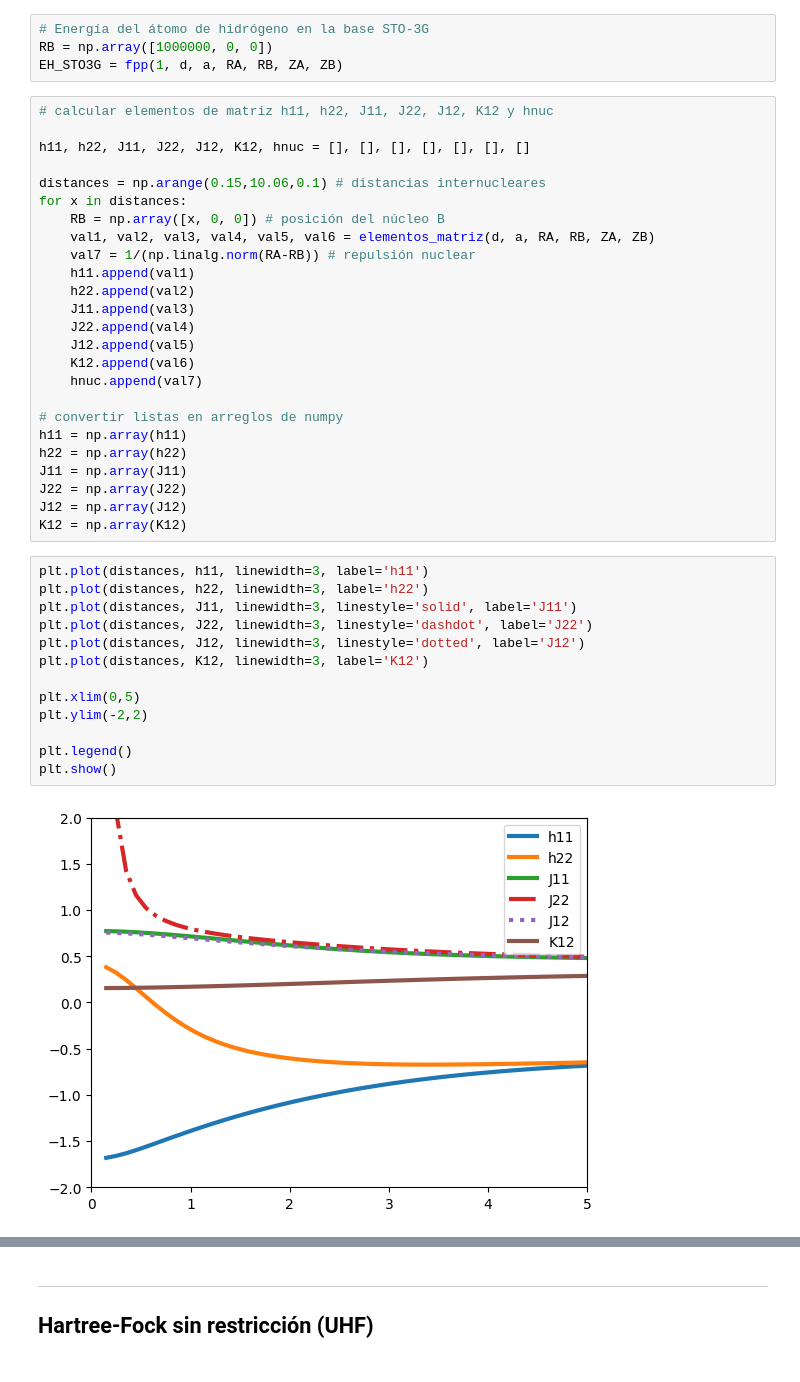
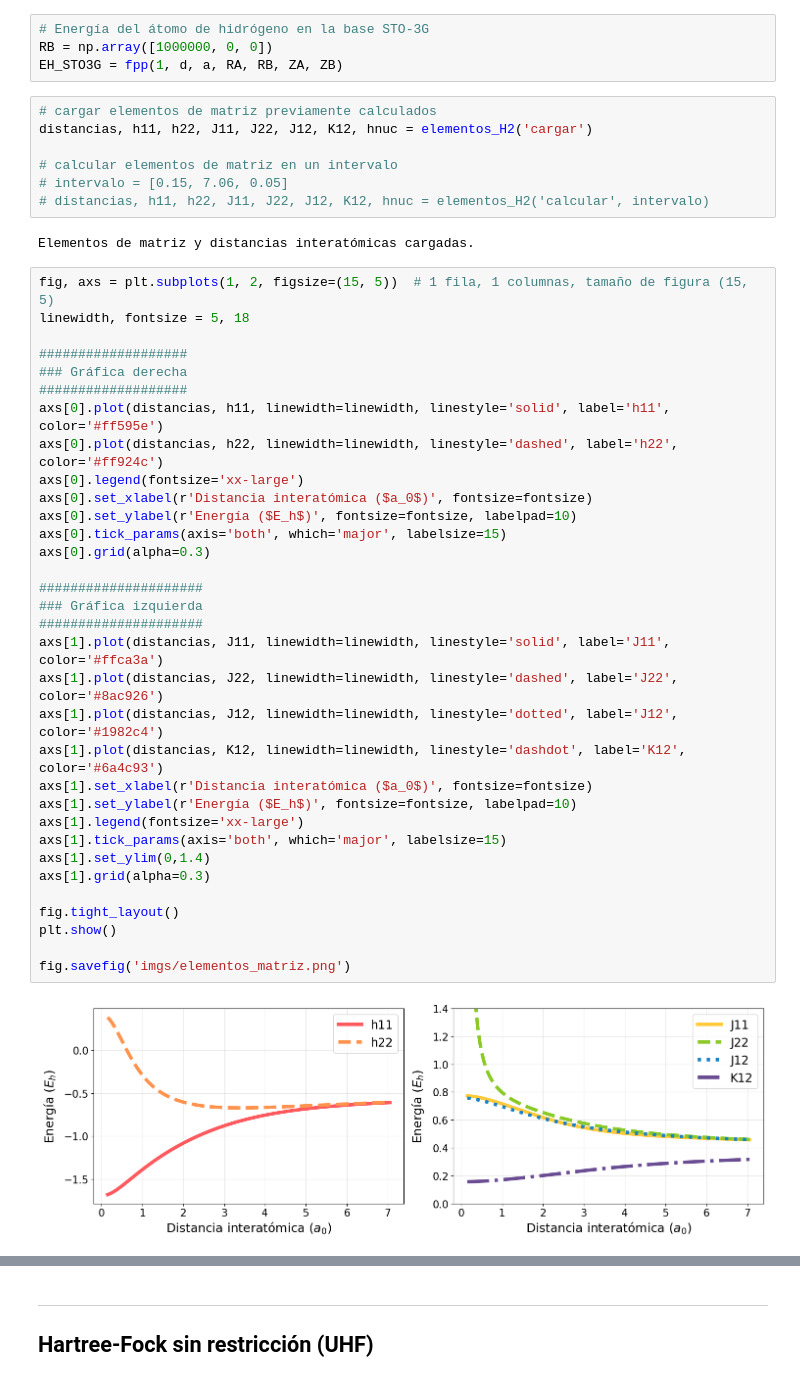
Before and after one commit to ro-sgr/tesis-licenciatura, a Jupyter notebook: (4) HF.ipynb, the cells around one changed output, grey strips where cells are left out. Cells and saved outputs as stored; diff of their text form.

```diff
--- a/(4) HF.ipynb
+++ b/(4) HF.ipynb
@@ -13,46 +13,50 @@ Dado que el cálculo de las energías $E_1^\text{RHF}$, $E_2^\text{RHF}$ y $E_1^
 # Energía del átomo de hidrógeno en la base STO-3G
 RB = np.array([1000000, 0, 0])
 EH_STO3G = fpp(1, d, a, RA, RB, ZA, ZB)
-# %%
-# calcular elementos de matriz h11, h22, J11, J22, J12, K12 y hnuc
-
-h11, h22, J11, J22, J12, K12, hnuc = [], [], [], [], [], [], []
-
-distances = np.arange(0.15,10.06,0.1) # distancias internucleares
-for x in distances:
-    RB = np.array([x, 0, 0]) # posición del núcleo B
-    val1, val2, val3, val4, val5, val6 = elementos_matriz(d, a, RA, RB, ZA, ZB)
-    val7 = 1/(np.linalg.norm(RA-RB)) # repulsión nuclear
-    h11.append(val1)
-    h22.append(val2)
-    J11.append(val3)
-    J22.append(val4)
-    J12.append(val5)
-    K12.append(val6)
-    hnuc.append(val7)
-
-# convertir listas en arreglos de numpy
-h11 = np.array(h11)
-h22 = np.array(h22)
-J11 = np.array(J11)
-J22 = np.array(J22)
-J12 = np.array(J12)
-K12 = np.array(K12)
+# %%
+# cargar elementos de matriz previamente calculados
+distancias, h11, h22, J11, J22, J12, K12, hnuc = elementos_H2('cargar')
+
+# calcular elementos de matriz en un intervalo
+# intervalo = [0.15, 7.06, 0.05]
+# distancias, h11, h22, J11, J22, J12, K12, hnuc = elementos_H2('calcular', intervalo)
+# %% [output]
+Elementos de matriz y distancias interatómicas cargadas.
 # %%
-plt.plot(distances, h11, linewidth=3, label='h11')
-plt.plot(distances, h22, linewidth=3, label='h22')
-plt.plot(distances, J11, linewidth=3, linestyle='solid', label='J11')
-plt.plot(distances, J22, linewidth=3, linestyle='dashdot', label='J22')
-plt.plot(distances, J12, linewidth=3, linestyle='dotted', label='J12')
-plt.plot(distances, K12, linewidth=3, label='K12')
+fig, axs = plt.subplots(1, 2, figsize=(15, 5))  # 1 fila, 1 columnas, tamaño de figura (15, 5)
+linewidth, fontsize = 5, 18
 
-plt.xlim(0,5)
-plt.ylim(-2,2)
+###################
+### Gráfica derecha
+###################
+axs[0].plot(distancias, h11, linewidth=linewidth, linestyle='solid', label='h11', color='#ff595e')
+axs[0].plot(distancias, h22, linewidth=linewidth, linestyle='dashed', label='h22', color='#ff924c')
+axs[0].legend(fontsize='xx-large')
+axs[0].set_xlabel(r'Distancia interatómica ($a_0$)', fontsize=fontsize)
+axs[0].set_ylabel(r'Energía ($E_h$)', fontsize=fontsize, labelpad=10)
+axs[0].tick_params(axis='both', which='major', labelsize=15)
+axs[0].grid(alpha=0.3)
 
-plt.legend()
+#####################
+### Gráfica izquierda
+#####################
+axs[1].plot(distancias, J11, linewidth=linewidth, linestyle='solid', label='J11', color='#ffca3a')
+axs[1].plot(distancias, J22, linewidth=linewidth, linestyle='dashed', label='J22', color='#8ac926')
+axs[1].plot(distancias, J12, linewidth=linewidth, linestyle='dotted', label='J12', color='#1982c4')
+axs[1].plot(distancias, K12, linewidth=linewidth, linestyle='dashdot', label='K12', color='#6a4c93')
+axs[1].set_xlabel(r'Distancia interatómica ($a_0$)', fontsize=fontsize)
+axs[1].set_ylabel(r'Energía ($E_h$)', fontsize=fontsize, labelpad=10)
+axs[1].legend(fontsize='xx-large')
+axs[1].tick_params(axis='both', which='major', labelsize=15)
+axs[1].set_ylim(0,1.4)
+axs[1].grid(alpha=0.3)
+
+fig.tight_layout()
 plt.show()
+
+fig.savefig('imgs/elementos_matriz.png')
 # %% [output]
-[figure, old version]
+[figure, new version]
 # %% [markdown]
 ## Hartree-Fock Restringido (RHF)
 
```
Also changed, not shown: parts of 25 cells of this notebook, 17 other files.
